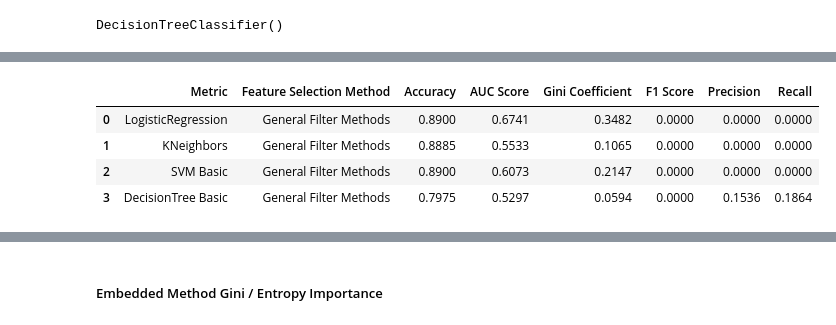
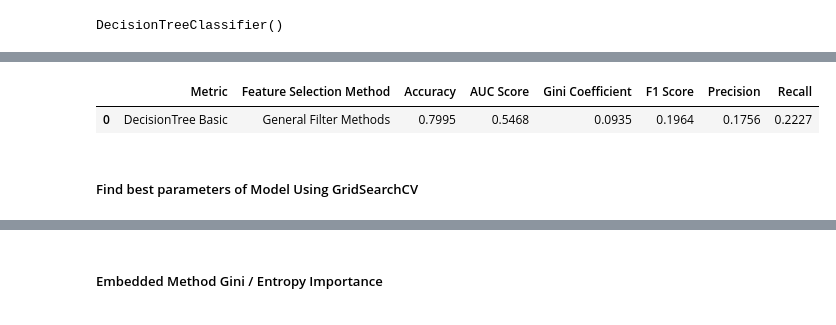
Before and after one commit to tsbawa61/Machine-Learning, a Jupyter notebook: FinalChurn.ipynb, the cells around one changed output, grey strips where cells are left out. Drawn from its saved outputs; the diff is of its cells as text; code cells hidden in the pictures.

```diff
--- a/FinalChurn.ipynb
+++ b/FinalChurn.ipynb
@@ -4021,7 +4219,6 @@ To mitigate this, one might consider:
 # %%
 from sklearn.svm import LinearSVC
 from sklearn.feature_selection import SelectFromModel
-import pandas as pd
 
 # Initialize LinearSVC with L1 regularization
 # dual=False is required for L1 penalty when n_samples > n_features
@@ -4031,8 +4228,6 @@ lsvc = LinearSVC(penalty='l1', dual=False, max_iter=2000, random_state=42)
 lsvc.fit(X_train_scaled, y_train)
 features_for_l1SVC =X_train_scaled.columns.tolist()
 
-
-
 # Use SelectFromModel to select features based on coefficients
 # threshold='median' selects features whose coefficients are above the median
 model_lsvc = SelectFromModel(lsvc, prefit=True, threshold='median')
@@ -4041,9 +4236,9 @@ model_lsvc = SelectFromModel(lsvc, prefit=True, threshold='median')
 X_train_lsvc_selected = model_lsvc.transform(X_train_scaled)
 
 # Get the names of the selected features
-selected_features_lsvc = X.columns[model_lsvc.get_support()]
+selected_features_lsvc = X_train_scaled.columns[model_lsvc.get_support()]
 
 print("--- L1-LinearSVC Feature Selection Results ---")
 print(f"Number of features originally: {X_train_scaled.shape[1]}")
 print(f"Number of features selected: {X_train_lsvc_selected.shape[1]}")
-print(f"Selected Features by L1-LinearSVC:\n{selected_features_lsvc.tolist()}")
+print(f"Features Selected by L1-LinearSVC:\n{selected_features_lsvc.tolist()}")
@@ -4128,15 +4389,15 @@ writeDFtoXlsx(df_metrics_performance, "df_metrics_performance", "metrics_perform
 #Execution Time above 2 minutes
 from sklearn.feature_selection import RFE
 from sklearn.svm import SVC
-import pandas as pd
 
 # Initialize the SVC estimator
 # Using a linear kernel is often preferred for RFE with SVMs for feature importance based on coefficients
 svc_estimator = SVC(kernel='linear', random_state=42)
 
 # Initialize RFE with the SVC estimator
-# Select, for example, 20 features
-rfe_svc = RFE(estimator=svc_estimator, n_features_to_select=20, step=1)
+# Select N number of top features
+top_features_cnt=29
+rfe_svc = RFE(estimator=svc_estimator, n_features_to_select=top_features_cnt, step=1)
 
 # Fit RFE on the scaled training data
 rfe_svc.fit(X_train_scaled, y_train)
@@ -4145,6 +4414,6 @@ print(len(features_for_svmRFE),features_for_svmRFE)
 # %%
 # Get the selected features
-selected_features_svc_rfe = X.columns[rfe_svc.support_]
+selected_features_svc_rfe = X_train_scaled.columns[rfe_svc.support_]
 test_name = "SVM RFE"
 print("--- SVM-RFE Feature Selection Results ---")
 print(f"Selected Features by SVM-RFE ({len(selected_features_svc_rfe)}):\n{selected_features_svc_rfe.tolist()}")
@@ -4152,13 +4421,10 @@ print(f"Selected Features by SVM-RFE ({len(selected_features_svc_rfe)}):\n{selec
 print("\nFeature Ranking (1=selected, higher=less important):\n")
 # Create a DataFrame to display feature rankings
 df_svcRFE= pd.DataFrame({
-    'Features': X.columns,
+    'Features': X_train_scaled.columns,
     test_name: rfe_svc.ranking_
 }).sort_values(by=test_name, ascending=True)
 
 display(df_svcRFE)
-print("df_svcRFE : Shape:",df_svcRFE.shape, "Type:", type(df_svcRFE), "\n", "Columns:", df_svcRFE.columns)
-features_selected_by_svmRFE=df_svcRFE['Features'].tolist()
-# print("features_selected_by_svmRFE :", len(features_selected_by_svmRFE),features_selected_by_svmRFE)
-displayString("features_selected_by_svmRFE", features_selected_by_svmRFE)
+displayDFsummary(df_svcRFE, "df_svcRFE")
 #
@@ -4199,11 +4548,13 @@ auc_score_svc_rfe, gini_coefficient_svc_rfe, f1_svc_rfe, precision_svc_rfe, reca
 # %%
 # Add a new row in df_metrics_performance
-df_metrics_performance.loc[len(df_metrics_performance)] = ['SVC', 'SVM RFE Selected', accuracy_score_svc_rfe, auc_score_svc_rfe, gini_coefficient_svc_rfe, f1_svc_rfe, precision_svc_rfe, recall_svc_rfe]
+df_metrics_performance.loc[len(df_metrics_performance)] = ['SVM', f" Top {len(selected_features_svc_rfe)} Features Selected by SVM RFE", accuracy_score_svc_rfe, auc_score_svc_rfe, gini_coefficient_svc_rfe, f1_svc_rfe, precision_svc_rfe, recall_svc_rfe]
+no_decimals=4
+no_decimals_format="{:."+str(no_decimals).strip()+"f}"
 display(df_metrics_performance.style.format({
-    'Accuracy': "{:.4f}",
-    'AUC Score': "{:.4f}",
-    'Gini Coefficient': "{:.4f}",
-    'F1 Score': "{:.4f}",
-    'Precision': "{:.4f}",
-    'Recall': "{:.4f}"
+    'Accuracy': no_decimals_format,
+    'AUC Score': no_decimals_format,
+    'Gini Coefficient': no_decimals_format,
+    'F1 Score': no_decimals_format,
+    'Precision': no_decimals_format,
+    'Recall': no_decimals_format
 }))
@@ -4258,19 +4627,19 @@ Recall: 0.1864
 # %%
 # Add a new row in df_metrics_performance
-df_metrics_performance.loc[len(df_metrics_performance)] = ['DecisionTree Basic', 'General Filter Methods', accuracy_score_btree, auc_score_btree, gini_coefficient_btree, f1_svm, precision_btree, recall_btree]
+df_metrics_performance.loc[len(df_metrics_performance)] = ['DecisionTree Basic', 'General Filter Methods', accuracy_score_btree, auc_score_btree, gini_coefficient_btree, f1_btree, precision_btree, recall_btree]
 no_decimal="{:.4f}"
 display(df_metrics_performance.style.format({
     'Accuracy': no_decimal,
     'AUC Score': no_decimal,
     'Gini Coefficient': no_decimal,
     'F1 Score': no_decimal,
     'Precision': no_decimal,
     'Recall': no_decimal
 }))
 # %% [output]
 |  | Metric | Feature Selection Method | Accuracy | AUC Score | Gini Coefficient | F1 Score | Precision | Recall |
-| 0 | LogisticRegression | General Filter Methods | 0.8900 | 0.6741 | 0.3482 | 0.0000 | 0.0000 | 0.0000 |
-| 1 | KNeighbors | General Filter Methods | 0.8885 | 0.5533 | 0.1065 | 0.0000 | 0.0000 | 0.0000 |
-| 2 | SVM Basic | General Filter Methods | 0.8900 | 0.6073 | 0.2147 | 0.0000 | 0.0000 | 0.0000 |
-| 3 | DecisionTree Basic | General Filter Methods | 0.7975 | 0.5297 | 0.0594 | 0.0000 | 0.1536 | 0.1864 |
+| 0 | DecisionTree Basic | General Filter Methods | 0.7995 | 0.5468 | 0.0935 | 0.1964 | 0.1756 | 0.2227 |
+# %% [markdown]
+
+##### Find best parameters of Model Using GridSearchCV
 # %%
```
Also changed, not shown: parts of 157 cells of this notebook.
